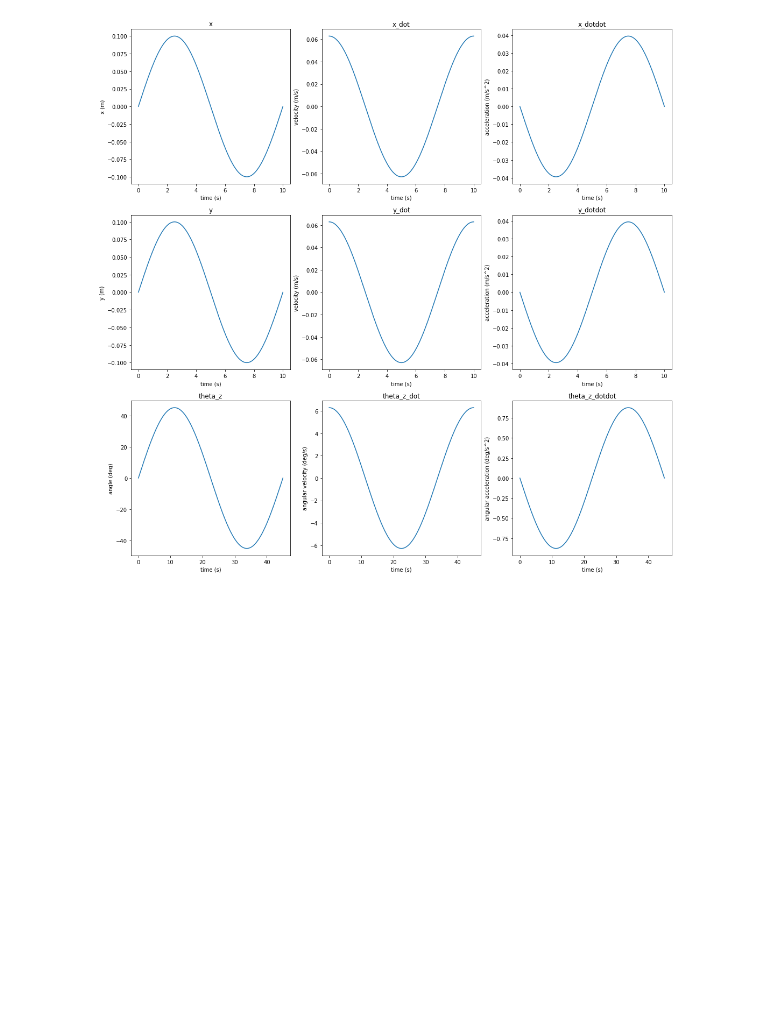
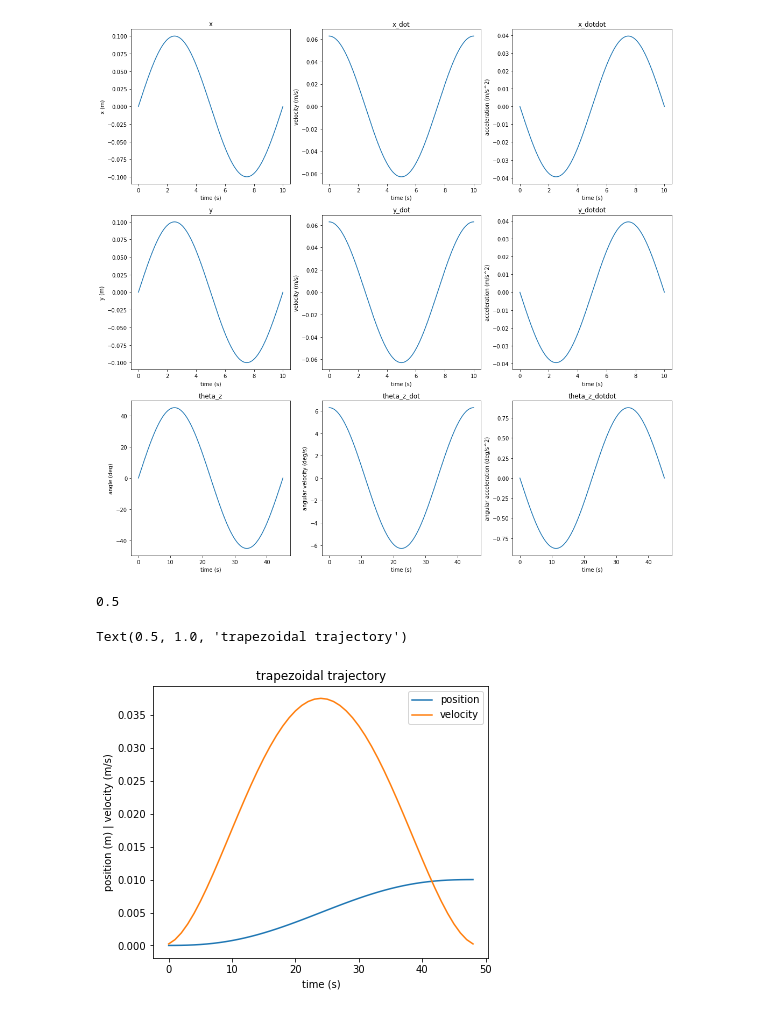
Before and after one commit to zhihuaz0413/fsr_experiments, a Jupyter notebook: test_trajectory/test_traj.ipynb, the cells around one changed output. Saved outputs shown, nothing was run; the diff lists cells and outputs as text; code cells hidden in the pictures; blank space fills up the shorter version.

```diff
--- a/test_trajectory/test_traj.ipynb
+++ b/test_trajectory/test_traj.ipynb
@@ -205,3 +205,48 @@ axs[2, 2].set_title('theta_z_dotdot')
 # %% [output]
 Text(0.5, 1.0, 'theta_z_dotdot')
 [figure]
+# %%
+import matplotlib.pyplot as plt
+import numpy as np
+
+
+def mjtg(current, setpoint, frequency, move_time):
+    trajectory = []
+    trajectory_derivative = []
+    timefreq = int(move_time * frequency)
+
+    for time in range(1, timefreq):
+        trajectory.append(
+            current + (setpoint - current) *
+            (10.0 * (time/timefreq)**3
+             - 15.0 * (time/timefreq)**4
+             + 6.0 * (time/timefreq)**5))
+
+        trajectory_derivative.append(
+            frequency * (1.0/timefreq) * (setpoint - current) *
+            (30.0 * (time/timefreq)**2.0
+             - 60.0 * (time/timefreq)**3.0
+             + 30.0 * (time/timefreq)**4.0))
+
+    return trajectory, trajectory_derivative
+# %%
+average_velocity = 0.02  # m/s
+current = 0.0
+setpoint = 0.01
+frequency = 100
+time = (setpoint - current) / average_velocity
+print(time)
+
+traj, traj_vel = mjtg(current, setpoint, frequency, time)
+
+plt.figure(figsize=(6, 5))
+plt.plot(traj, label='position')
+plt.plot(traj_vel, label='velocity')
+plt.xlabel('time (s)')
+plt.ylabel('position (m) | velocity (m/s)')
+plt.legend()
+plt.title('trapezoidal trajectory')
+# %% [output]
+0.5
+Text(0.5, 1.0, 'trapezoidal trajectory')
+[figure, added]
```
Also changed, not shown: parts of 2 cells of this notebook, 9 other files.
